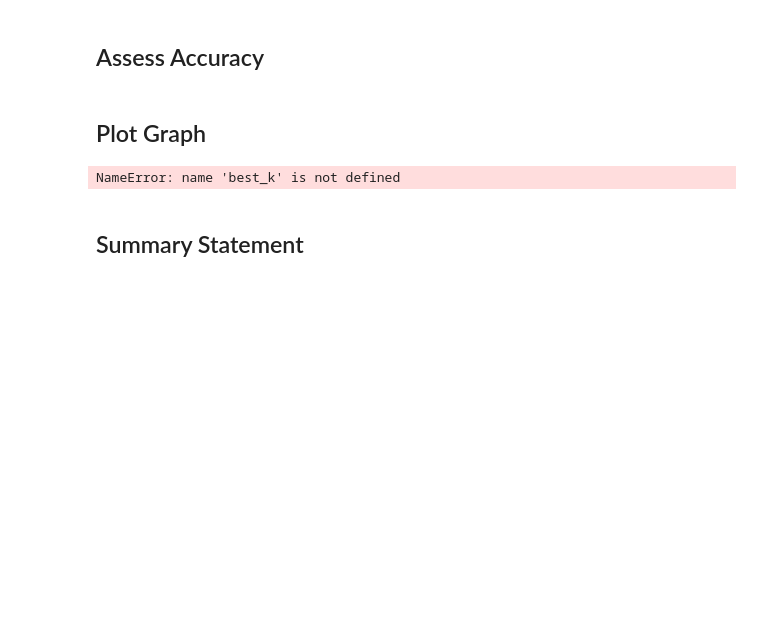
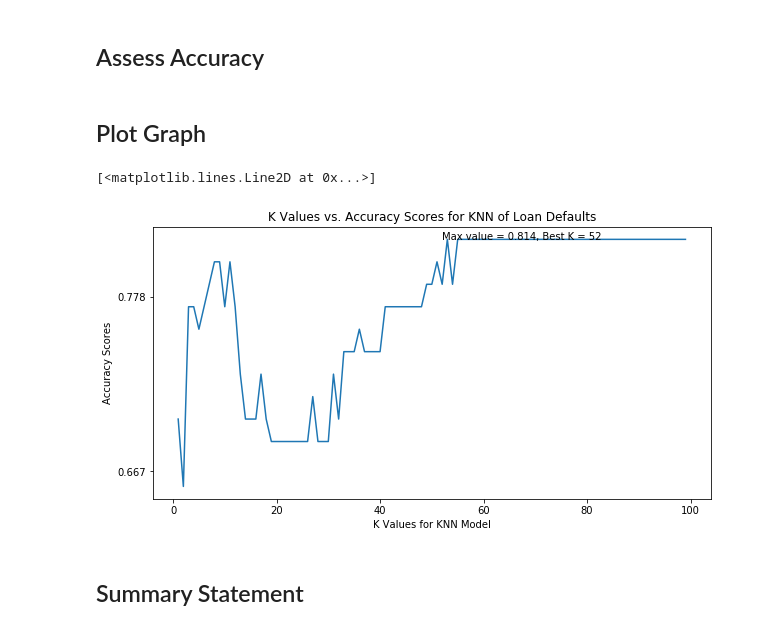
Before and after one commit to geekmdtravis/ibm-professional-data-science-certification, a Jupyter notebook: machine-learning-with-python/week6/ML0101EN-Proj-Loan-py-v1.ipynb, the cells around one changed output. Saved outputs shown, nothing was run; the diff lists cells and outputs as text; code cells hidden in the pictures; blank space fills up the shorter version.

```diff
--- a/machine-learning-with-python/week6/ML0101EN-Proj-Loan-py-v1.ipynb
+++ b/machine-learning-with-python/week6/ML0101EN-Proj-Loan-py-v1.ipynb
@@ -312,14 +312,15 @@ for i in range(len(knn)):
 # %%
 
 plt.figure(figsize=(10,5))
 plt.xlabel("K Values for KNN Model")
 plt.ylabel("Accuracy Scores")
 plt.title("K Values vs. Accuracy Scores for KNN of Loan Defaults")
 plt.yticks(np.linspace(0,1, num=10))
-plt.annotate(f"Max value = {best_accuracy.round(3)}, Best K = {best_k_index}", (best_k, best_accuracy))
+plt.annotate(f"Max value = {best_accuracy.round(3)}, Best K = {best_k_index}", (best_k_index, best_accuracy))
 plt.plot(range(1,100), accuracy_scores)
 # %% [output]
-NameError: name 'best_k' is not defined
+[<matplotlib.lines.Line2D at 0x...>]
+[figure, added]
 # %% [markdown]
 ## Summary Statement
 # %%
```
Also changed, not shown: parts of 6 cells of this notebook.
